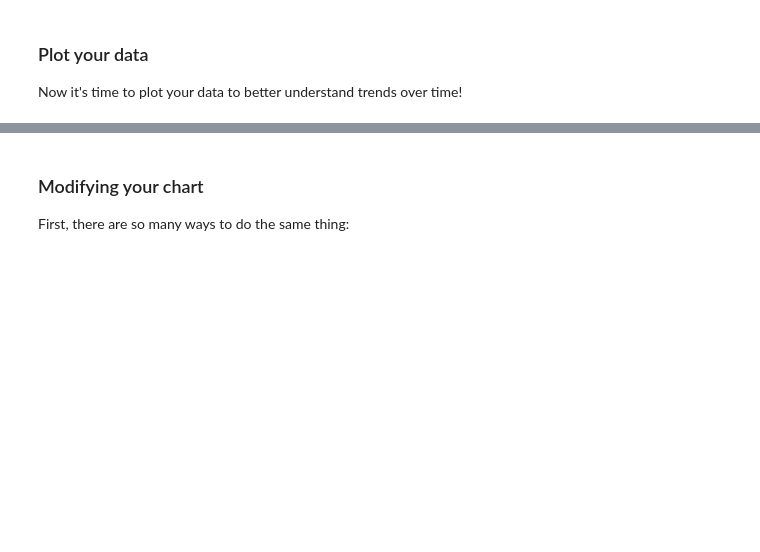
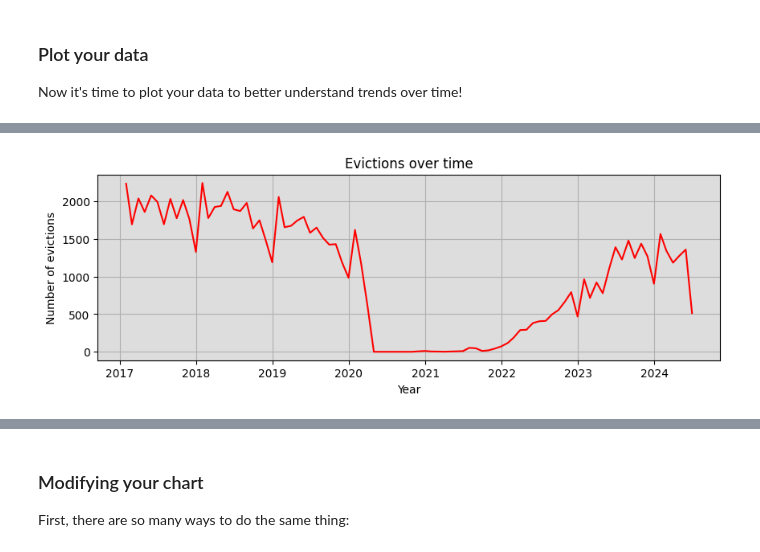
Before and after one commit to jack-walk/CUNY_adv-data, a Jupyter notebook: w6/input/review02-time-series-analysis-matplotlib-exercise.ipynb, the cells around one changed output, grey strips where cells are left out. Drawn from its saved outputs; the diff is of its cells as text; code cells hidden in the pictures; blank space fills up the shorter version.

```diff
--- a/w6/input/review02-time-series-analysis-matplotlib-exercise.ipynb
+++ b/w6/input/review02-time-series-analysis-matplotlib-exercise.ipynb
@@ -114,0 +152,15 @@ Now it's time to plot your data to better understand trends over time!
+# %%
+# This line of code creates a single axis and a blank canva for you to plot data on.
+
+fig, ax = plt.subplots()
+
+ax.plot(evictions_tally, color="red")
+ax.set_title("Evictions over time")
+ax.set_xlabel("Year")
+ax.set_ylabel("Number of evictions")
+ax.set_facecolor("#ddd")
+
+plt.grid(True)
+fig.set_size_inches(10,3)
+# %% [output]
+[figure, added]
```
Also changed, not shown: parts of 7 cells of this notebook.
